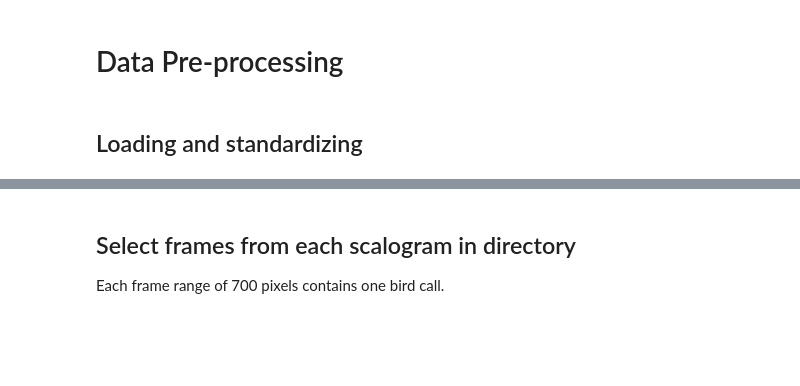
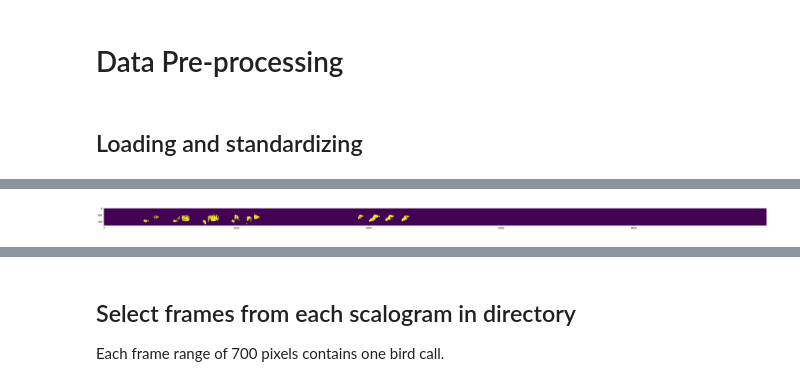
Before and after one commit to wsjung/ChirpGAN, a Jupyter notebook: birdgan.ipynb, the cells around one changed output, grey strips where cells are left out. Cells and saved outputs as stored; diff of their text form; code cells hidden in the pictures; blank space fills up the shorter version.

```diff
--- a/birdgan.ipynb
+++ b/birdgan.ipynb
@@ -85,0 +189,6 @@ std_scalograms[0] = std_scalograms[0][:, 10500:]
+# %%
+plt.figure(figsize=(50,100))
+plt.imshow(std_scalograms[0][:,:10000])
+plt.show()
+# %% [output]
+[figure, added]
```
Also changed, not shown: parts of 37 cells of this notebook, 10 other files.
